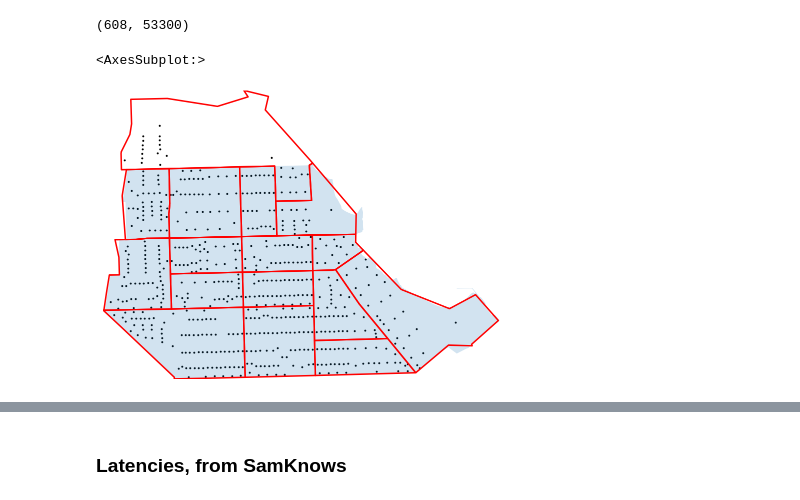
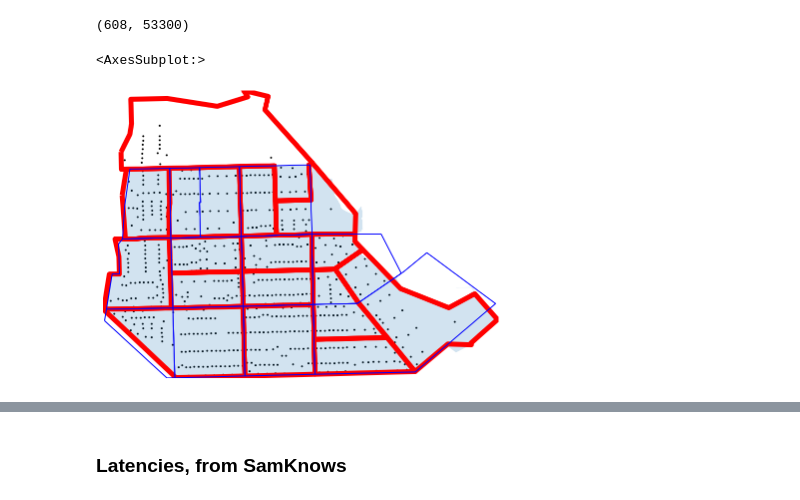
Before and after one commit to JamesSaxon/neighborhood_broadband, a Jupyter notebook: stats/sample_strategy_and_effect_size.ipynb, the cells around one changed output, grey strips where cells are left out. Cells and saved outputs as stored; diff of their text form; code cells hidden in the pictures.

Commit message:
council boundary populations

```diff
--- a/stats/sample_strategy_and_effect_size.ipynb
+++ b/stats/sample_strategy_and_effect_size.ipynb
@@ -64,6 +64,9 @@ ca["caN"]  = ca.area_num_1.astype(int)
 ca = ca[['name', 'caN', 'geometry']].copy()
 ca.sort_values("caN", inplace = True)
 ca.reset_index(inplace = True, drop = True)
+# %%
+ss_cb = gpd.read_file("../data/south_shore_council_boundaries.geojson")
+ss_cb.to_crs(epsg = 3528, inplace = True)
 # %%
 sa_ca_g = ca.query("name == 'South Shore'").iloc[0].geometry
 
@@ -104,12 +107,13 @@ ss_blocks.shape[0], ss_blocks["population"].sum()
 # %%
 fig, ax = plt.subplots()
 
-ss_tracts.boundary.plot(color = "red", ax = ax)
+ss_tracts.boundary.plot(color = "red", ax = ax, lw = 5)
+ss_cb.boundary.plot(color = "b", ax = ax, lw = 1)
 ss_blocks.plot(color = "k", markersize = 1, ax = ax)
 
 gs([sa_ca_g]).plot(ax = ax, alpha = 0.2)
 
 map_format(ax)
 # %% [output]
 <AxesSubplot:>
-[figure, old version]
+[figure, new version]
```
Also changed, not shown: parts of 1 cell of this notebook.
